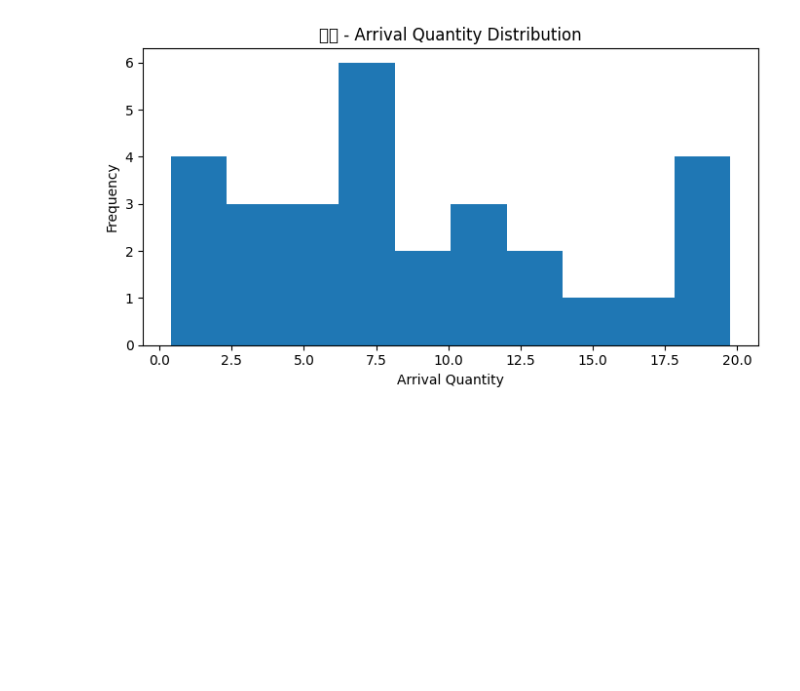
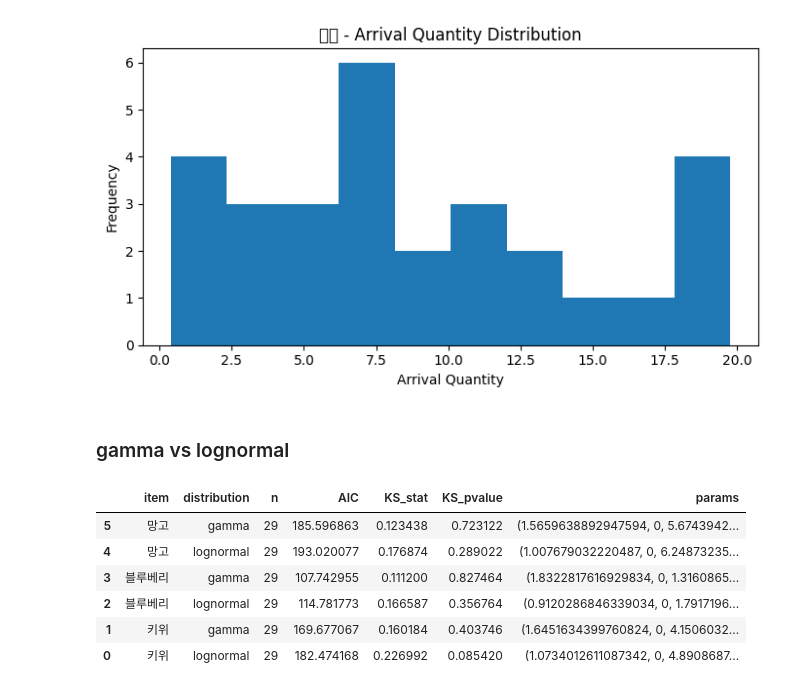
Before and after one commit to ALICEjyKIM/5PL, a Jupyter notebook: notebooks/04_garak_distribution_analysis.ipynb, the cells around one changed output. Cells and saved outputs as stored; diff of their text form; code cells hidden in the pictures; blank space fills up the shorter version.

Commit message:
Compare supply distributions

```diff
--- a/notebooks/04_garak_distribution_analysis.ipynb
+++ b/notebooks/04_garak_distribution_analysis.ipynb
@@ -269,3 +269,5 @@ for item in SELECTED_ITEMS:
 [figure]
 [figure]
 [figure]
+# %% [markdown]
+### gamma vs lognormal
@@ -271,0 +331,39 @@ for item in SELECTED_ITEMS:
+# %%
+supply_fit_results = []
+
+for item in SELECTED_ITEMS:
+
+    x = daily_arrival.loc[
+        daily_arrival["item"] == item,
+        "arrival_qty"
+    ]
+
+    result = fit_supply_distributions(x)
+
+    result.insert(
+        0,
+        "item",
+        item
+    )
+
+    supply_fit_results.append(result)
+
+
+supply_fit = pd.concat(
+    supply_fit_results,
+    ignore_index=True
+)
+
+display(
+    supply_fit.sort_values(
+        ["item", "AIC"]
+    )
+)
+# %% [output]
+|  | item | distribution | n | AIC | KS_stat | KS_pvalue | params |
+| 5 | 망고 | gamma | 29 | 185.596863 | 0.123438 | 0.723122 | (1.5659638892947594, 0, 5.6743942... |
+| 4 | 망고 | lognormal | 29 | 193.020077 | 0.176874 | 0.289022 | (1.007679032220487, 0, 6.24873235... |
+| 3 | 블루베리 | gamma | 29 | 107.742955 | 0.111200 | 0.827464 | (1.8322817616929834, 0, 1.3160865... |
+| 2 | 블루베리 | lognormal | 29 | 114.781773 | 0.166587 | 0.356764 | (0.9120286846339034, 0, 1.7917196... |
+| 1 | 키위 | gamma | 29 | 169.677067 | 0.160184 | 0.403746 | (1.6451634399760824, 0, 4.1506032... |
+| 0 | 키위 | lognormal | 29 | 182.474168 | 0.226992 | 0.085420 | (1.0734012611087342, 0, 4.8908687... |
```
Also changed, not shown: parts of 1 cell of this notebook.
